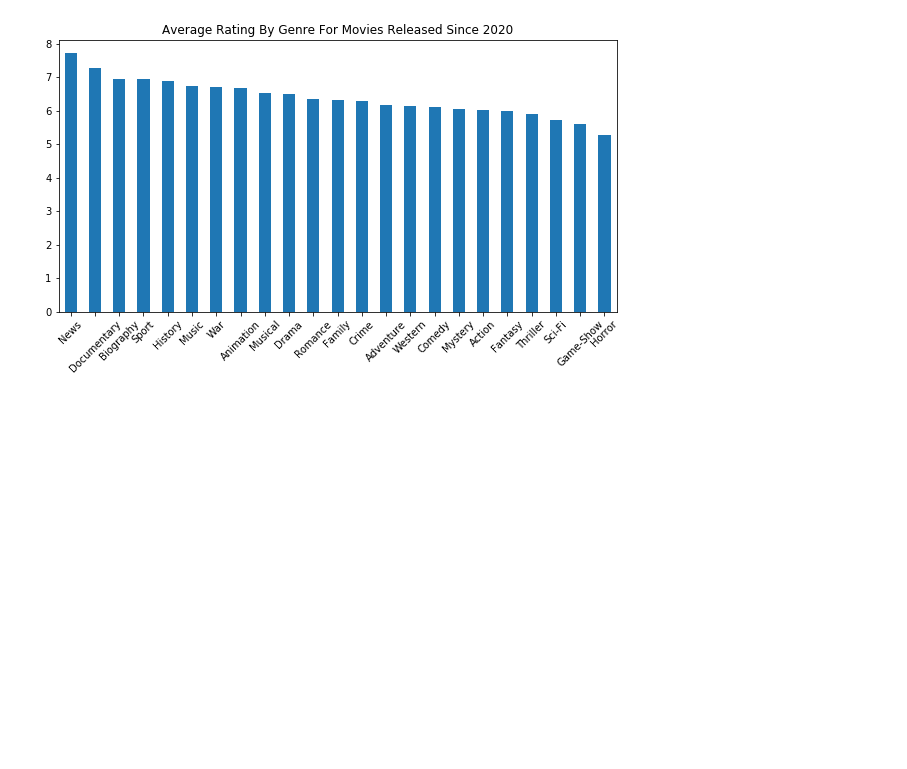
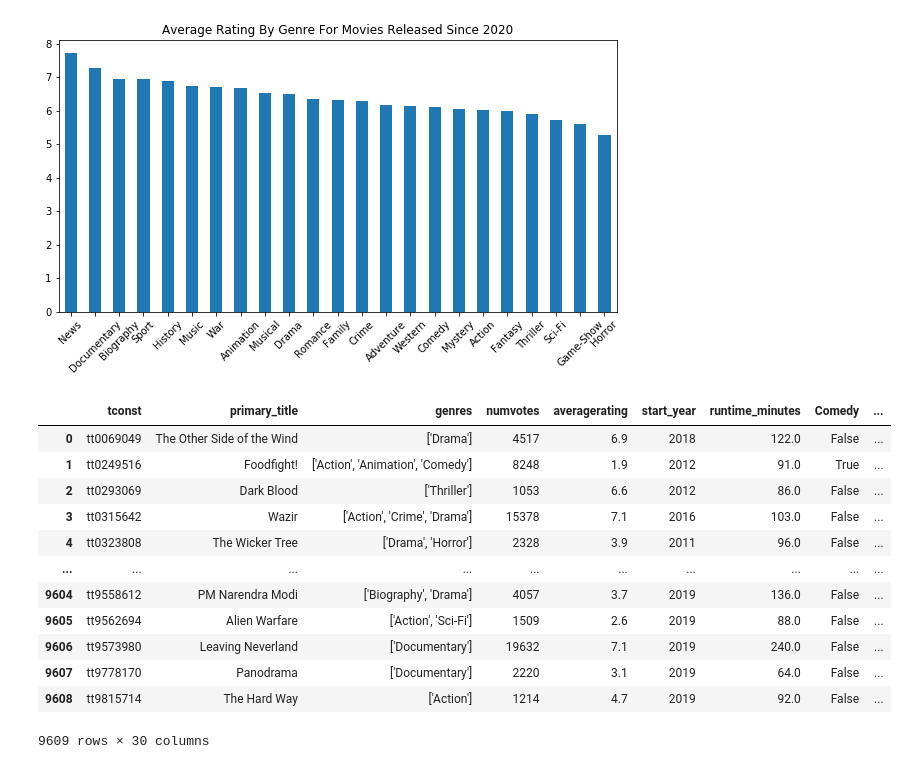
Before and after one commit to SlimHintz/movie-data-eda, a Jupyter notebook: data-cleaning.ipynb, the cells around one changed output. Drawn from its saved outputs; the diff is of its cells as text; code cells hidden in the pictures; blank space fills up the shorter version.

```diff
--- a/data-cleaning.ipynb
+++ b/data-cleaning.ipynb
@@ -148,0 +151,18 @@ plt.xticks(rotation=45);
+# %%
+df = pd.read_csv('basics-ratings-genre.csv')
+# %%
+df
+# %% [output]
+|  | tconst | primary_title | genres | numvotes | averagerating | start_year | runtime_minutes | Comedy | ... |
+| 0 | tt0069049 | The Other Side of the Wind | ['Drama'] | 4517 | 6.9 | 2018 | 122.0 | False | ... |
+| 1 | tt0249516 | Foodfight! | ['Action', 'Animation', 'Comedy'] | 8248 | 1.9 | 2012 | 91.0 | True | ... |
+| 2 | tt0293069 | Dark Blood | ['Thriller'] | 1053 | 6.6 | 2012 | 86.0 | False | ... |
+| 3 | tt0315642 | Wazir | ['Action', 'Crime', 'Drama'] | 15378 | 7.1 | 2016 | 103.0 | False | ... |
+| 4 | tt0323808 | The Wicker Tree | ['Drama', 'Horror'] | 2328 | 3.9 | 2011 | 96.0 | False | ... |
+| ... | ... | ... | ... | ... | ... | ... | ... | ... | ... |
+| 9604 | tt9558612 | PM Narendra Modi | ['Biography', 'Drama'] | 4057 | 3.7 | 2019 | 136.0 | False | ... |
+| 9605 | tt9562694 | Alien Warfare | ['Action', 'Sci-Fi'] | 1509 | 2.6 | 2019 | 88.0 | False | ... |
+| 9606 | tt9573980 | Leaving Neverland | ['Documentary'] | 19632 | 7.1 | 2019 | 240.0 | False | ... |
+| 9607 | tt9778170 | Panodrama | ['Documentary'] | 2220 | 3.1 | 2019 | 64.0 | False | ... |
+| 9608 | tt9815714 | The Hard Way | ['Action'] | 1214 | 4.7 | 2019 | 92.0 | False | ... |
+9609 rows × 30 columns
```
Also changed, not shown: parts of 1 cell of this notebook, 1 other file.
